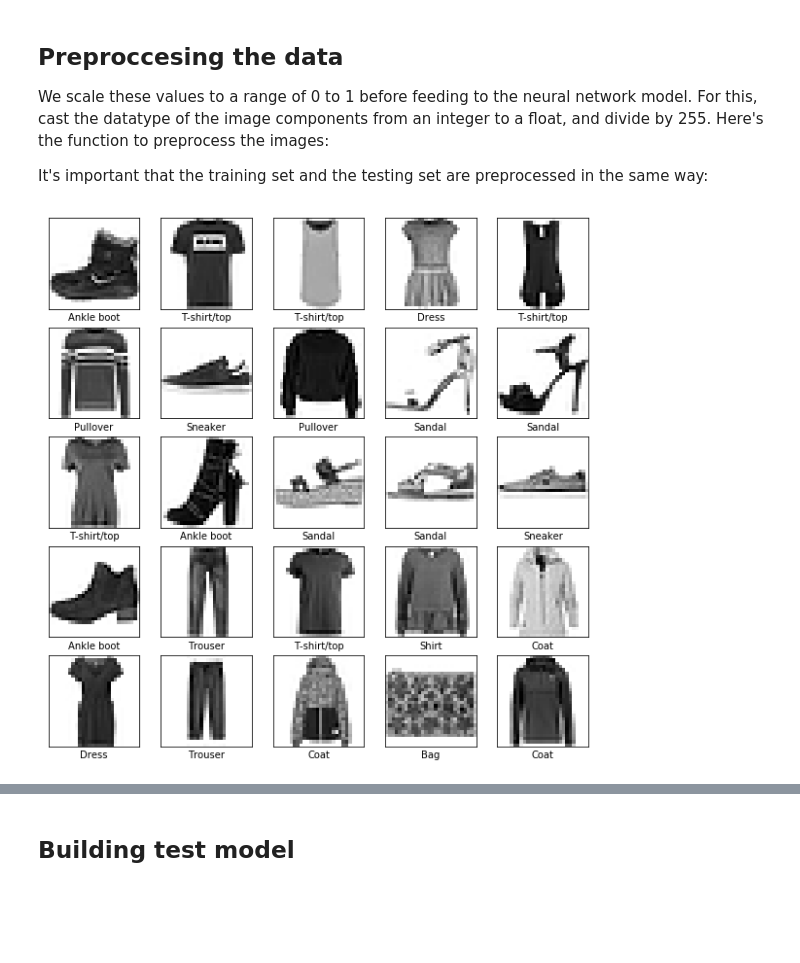
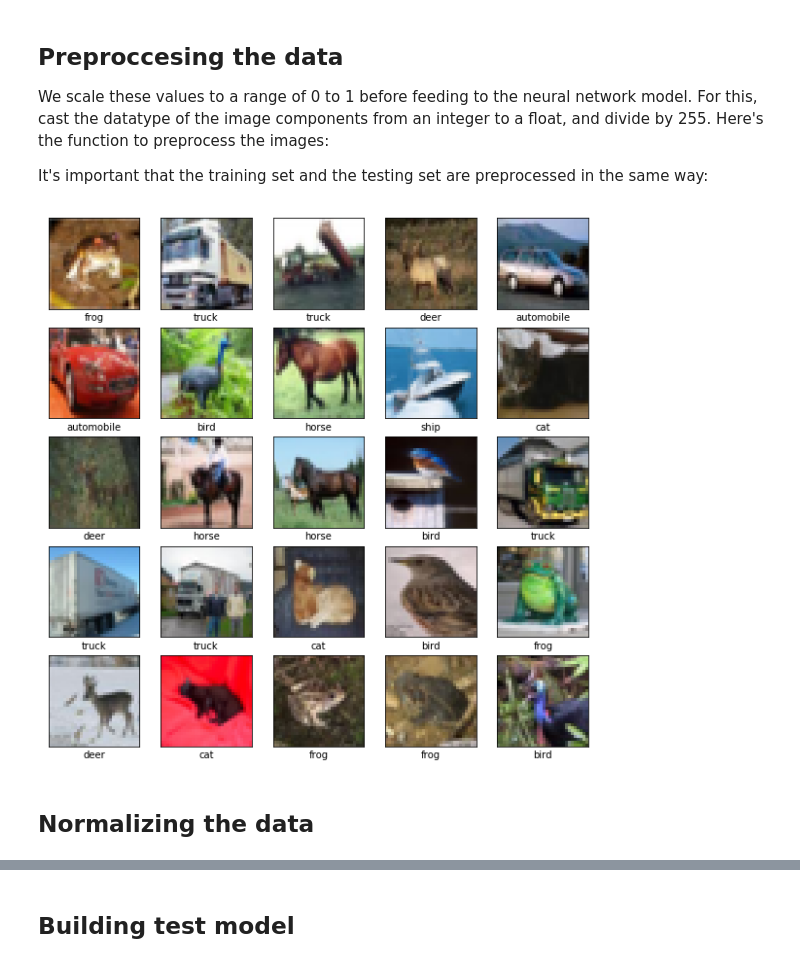
Before and after one commit to DemianMelskens/CBS, a Jupyter notebook: machine learning/Deep Learning/Convolutional Neural Network.ipynb, the cells around one changed output, grey strips where cells are left out. Saved outputs shown, nothing was run; the diff lists cells and outputs as text; code cells hidden in the pictures; blank space fills up the shorter version.

```diff
--- a/machine learning/Deep Learning/Convolutional Neural Network.ipynb
+++ b/machine learning/Deep Learning/Convolutional Neural Network.ipynb
@@ -265,17 +292,23 @@ print(tf.__version__)
 
 in this instance we will use the fashion dataset from the tensorflow tutorials
 [https://www.tensorflow.org/tutorials/keras/basic_classification](https://www.tensorflow.org/tutorials/keras/basic_classification)
-# %%
-# dataset import
-fashion_mnist = keras.datasets.fashion_mnist
-
-(train_images, train_labels), (test_images, test_labels) = fashion_mnist.load_data()
-train_data = train_images
-test_data = test_images
-
-# labels for end results
-class_names = ['T-shirt/top', 'Trouser', 'Pullover', 'Dress', 'Coat',
-               'Sandal', 'Shirt', 'Sneaker', 'Bag', 'Ankle boot']
+# %%
+# dataset import
+from keras.datasets import cifar10
+
+(train_imgs, train_lbls), (test_imgs, test_lbls) = cifar10.load_data()
+
+train_data = train_imgs
+test_data = test_imgs
+
+# labels for end results
+class_names = ['airplane','automobile','bird','cat','deer','dog','frog','horse','ship','truck']
+
+batch_size = 32
+# 32 examples in a mini-batch, smaller batch size means more updates in one epoch
+
+num_classes = 10 #
+epochs = 100 # repeat 100 times
 # %%
 plt.figure()
 plt.imshow(train_images[0])
@@ -292,11 +325,13 @@ It's important that the training set and the testing set are preprocessed in the
 # %%
 plt.figure(figsize=(10,10))
 for i in range(25):
     plt.subplot(5,5,i+1)
     plt.xticks([])
     plt.yticks([])
     plt.grid(False)
-    plt.imshow(train_images[i], cmap=plt.cm.binary)
-    plt.xlabel(class_names[train_labels[i]])
+    plt.imshow(train_images[i])
+    plt.xlabel(class_names[train_labels[i][0]])
 # %% [output]
-[figure, old version]
+[figure, new version]
+# %% [markdown]
+## Normalizing the data
```
Also changed, not shown: parts of 17 cells of this notebook.
